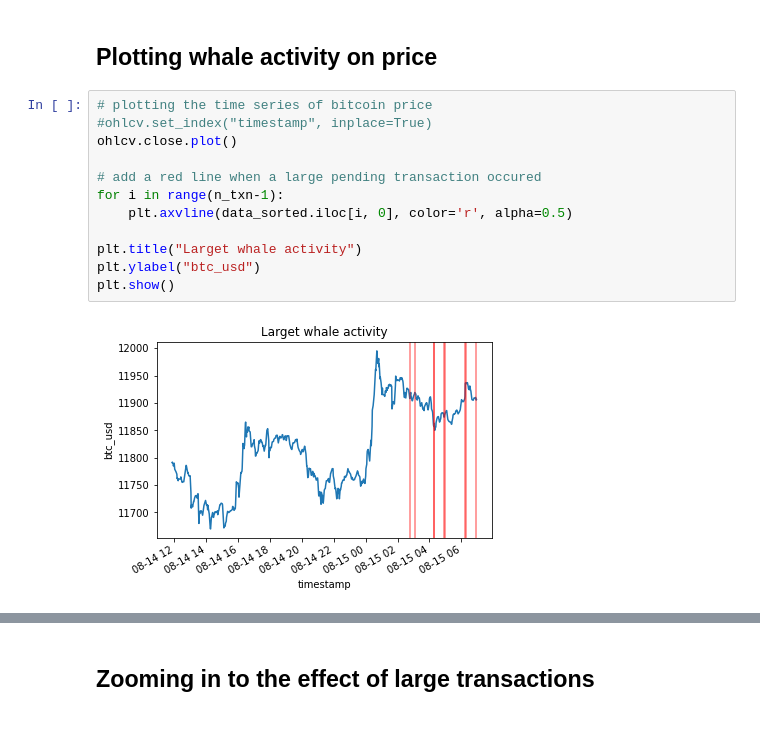
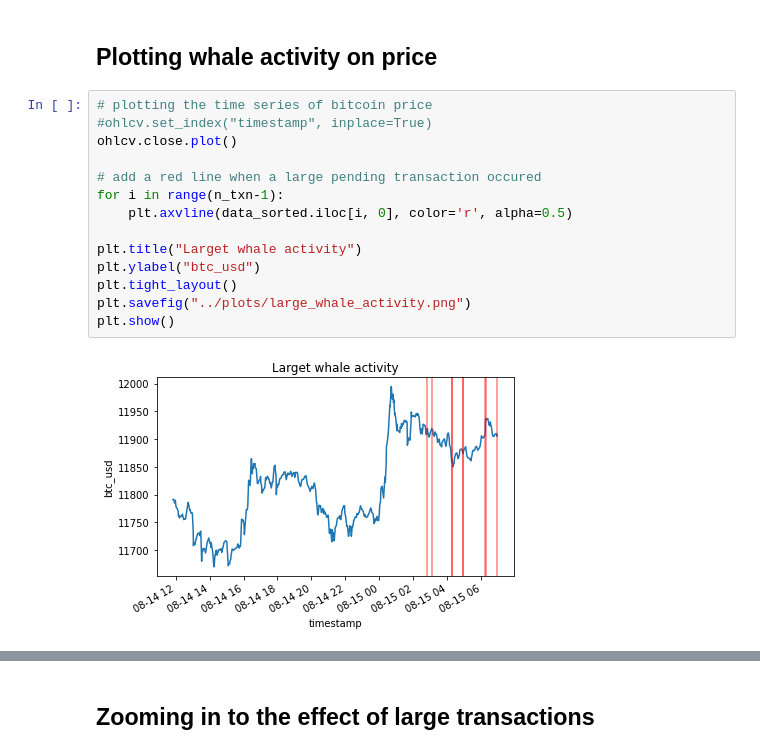
Before and after one commit to amberdata/evan-blog-posts, a Jupyter notebook: txn-mempool/notebooks/1.0-ea-analysis.ipynb, the cells around one changed output, grey strips where cells are left out. Saved outputs shown, nothing was run; the diff lists cells and outputs as text; blank space fills up the shorter version.

```diff
--- a/txn-mempool/notebooks/1.0-ea-analysis.ipynb
+++ b/txn-mempool/notebooks/1.0-ea-analysis.ipynb
@@ -184,17 +184,19 @@ So there was one transaction that was significantly $(> 1/3)$ larger than the re
 # %%
 # plotting the time series of bitcoin price
 #ohlcv.set_index("timestamp", inplace=True)
 ohlcv.close.plot()
 
 # add a red line when a large pending transaction occured
 for i in range(n_txn-1):
     plt.axvline(data_sorted.iloc[i, 0], color='r', alpha=0.5)
 
 plt.title("Larget whale activity")
 plt.ylabel("btc_usd")
+plt.tight_layout()
+plt.savefig("../plots/large_whale_activity.png")
 plt.show()
 # %% [output]
-[figure, old version]
+[figure, new version]
 # %%
 # the start and end of large whale activity
 start, end = datetime(2020, 8, 15, 2, 0, 0, tzinfo=pytz.UTC), datetime(2020, 8, 15, 7, 0, 0, tzinfo=pytz.UTC)
```
Also changed, not shown: parts of 5 cells of this notebook, 4 other files.
